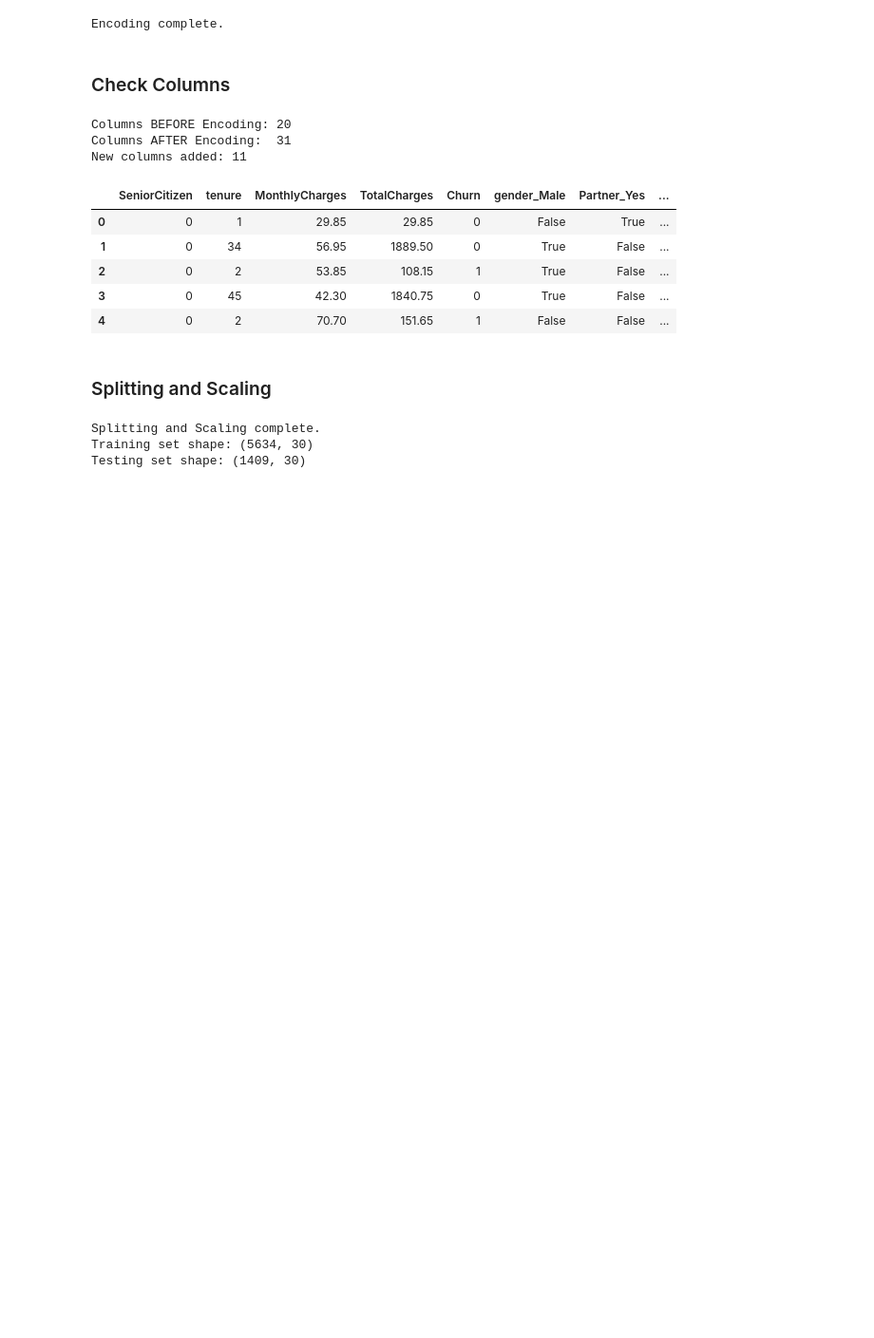
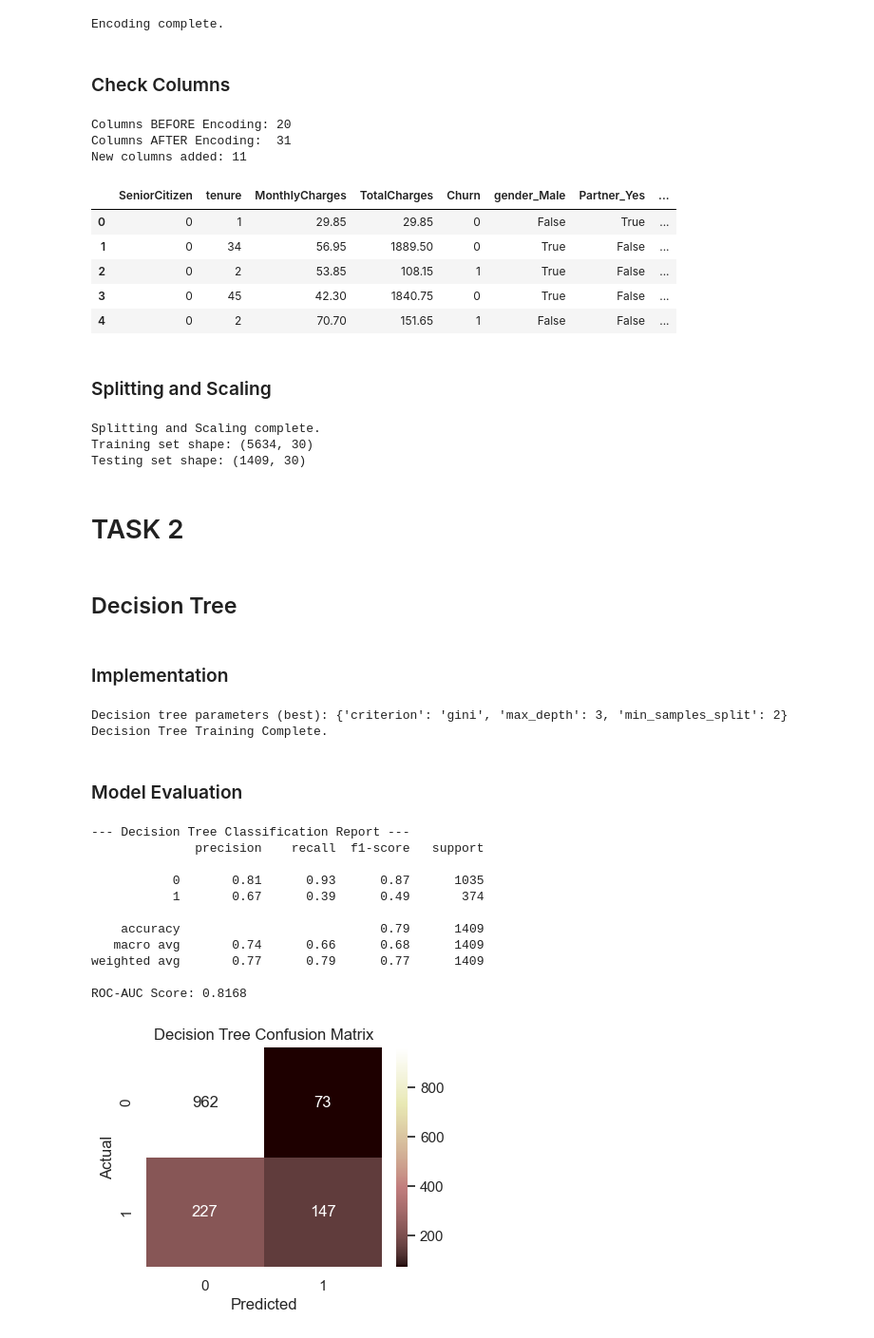
Before and after one commit to Damithu04/Telco-Customer-Churn, a Jupyter notebook: Telco-customer-churn.ipynb, the cells around one changed output. Shown at 95% size. Drawn from its saved outputs; the diff is of its cells as text; code cells hidden in the pictures; blank space fills up the shorter version.

Commit message:
Task 2 Decision Tree

```diff
--- a/Telco-customer-churn.ipynb
+++ b/Telco-customer-churn.ipynb
@@ -146,3 +198,64 @@ print(f"Testing set shape: {X_test_scaled.shape}")
 Splitting and Scaling complete.
 Training set shape: (5634, 30)
 Testing set shape: (1409, 30)
+# %% [markdown]
+# TASK 2
+# %% [markdown]
+## Decision Tree
+# %% [markdown]
+### Implementation
+# %%
+dt = DecisionTreeClassifier(random_state=42)
+
+# Hyperparameter Tuning using GridSearchCV
+param_grid = {
+    'max_depth': [3, 5, 10, None],
+    'min_samples_split': [2, 5, 10],
+    'criterion': ['gini', 'entropy']
+}
+
+# Run Grid Search (5-Fold Cross Validation)
+grid_search = GridSearchCV(dt, param_grid, cv=5, scoring='accuracy')
+grid_search.fit(X_train_scaled, y_train)
+
+# Store the best model
+best_dt = grid_search.best_estimator_
+
+print(f"Decision tree parameters (best): {grid_search.best_params_}")
+print("Decision Tree Training Complete.")
+# %% [output]
+Decision tree parameters (best): {'criterion': 'gini', 'max_depth': 3, 'min_samples_split': 2}
+Decision Tree Training Complete.
+# %% [markdown]
+### Model Evaluation
+# %%
+# Predict on Test Data
+y_pred_dt = best_dt.predict(X_test_scaled)
+y_prob_dt = best_dt.predict_proba(X_test_scaled)[:, 1]
+
+# Classification Report & ROC-AUC
+print("\n--- Decision Tree Classification Report ---")
+print(classification_report(y_test, y_pred_dt))
+print(f"ROC-AUC Score: {roc_auc_score(y_test, y_prob_dt):.4f}")
+
+# Confusion Matrix Visualization
+cm_dt = confusion_matrix(y_test, y_pred_dt)
+plt.figure(figsize=(4, 3))
+sns.heatmap(cm_dt, annot=True, fmt='d', cmap='pink')
+plt.title('Decision Tree Confusion Matrix')
+plt.ylabel('Actual')
+plt.xlabel('Predicted')
+plt.show()
+# %% [output]
+--- Decision Tree Classification Report ---
+              precision    recall  f1-score   support
+
+           0       0.81      0.93      0.87      1035
+           1       0.67      0.39      0.49       374
+
+    accuracy                           0.79      1409
+   macro avg       0.74      0.66      0.68      1409
+weighted avg       0.77      0.79      0.77      1409
+
+ROC-AUC Score: 0.8168
+[figure, added]
```
Also changed, not shown: parts of 7 cells of this notebook.
